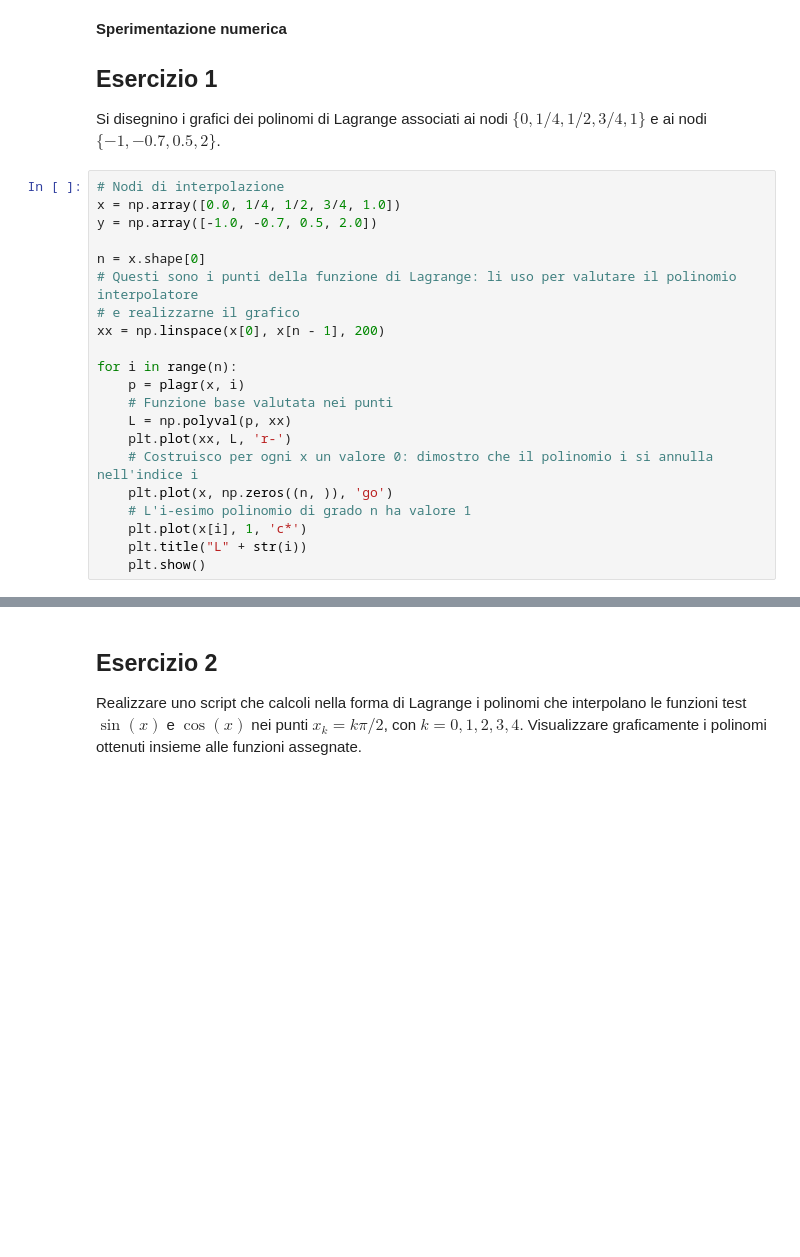
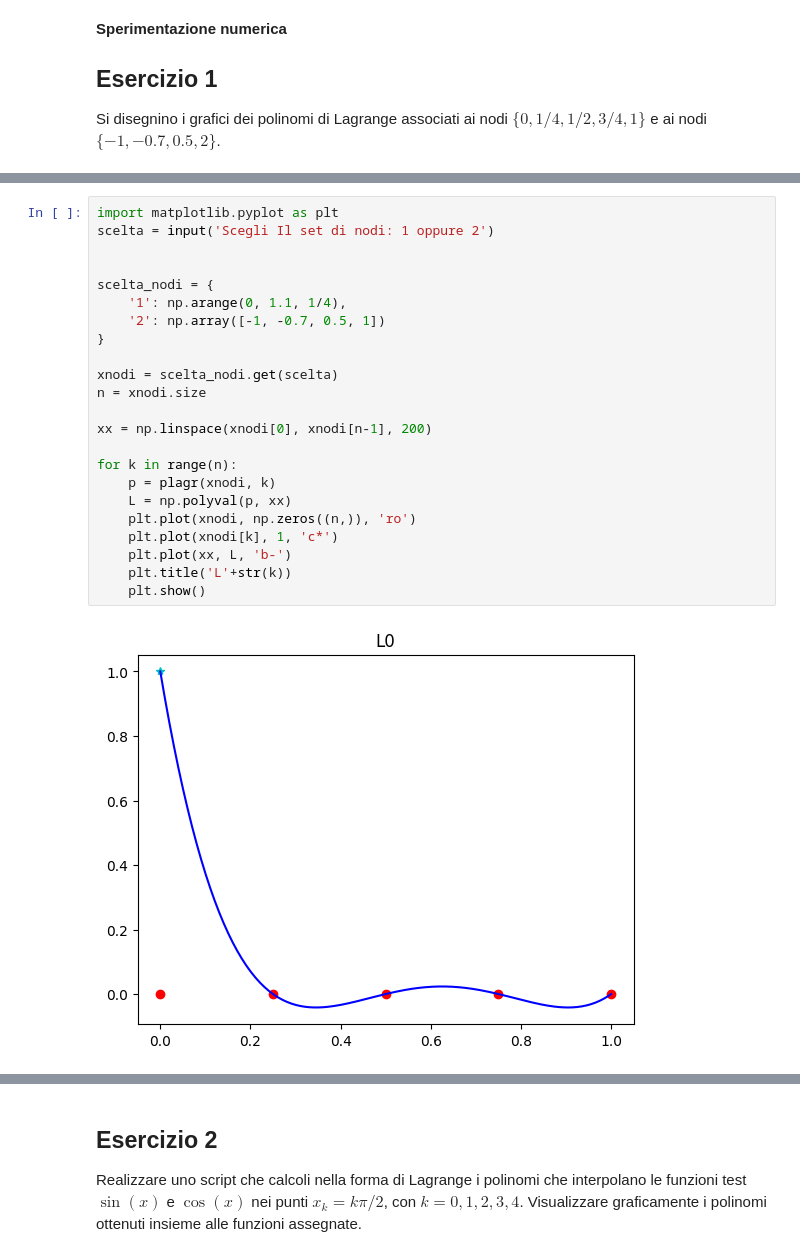
Before and after one commit to AndrewGagliottiUnibo/IoT-Project-network-, a Jupyter notebook: MetodiLab/11/Esercitazione11.ipynb, the cells around one changed output, grey strips where cells are left out. Cells and saved outputs as stored; diff of their text form; blank space fills up the shorter version.

```diff
--- a/MetodiLab/11/Esercitazione11.ipynb
+++ b/MetodiLab/11/Esercitazione11.ipynb
@@ -80,24 +76,3 @@ def interpL(x, y, xx):
 ## Esercizio 1
 
 Si disegnino i grafici dei polinomi di Lagrange associati ai nodi $\{0, 1/4, 1/2, 3/4, 1\}$ e ai nodi $\{-1, -0.7, 0.5, 2\}$.
-# %%
-# Nodi di interpolazione
-x = np.array([0.0, 1/4, 1/2, 3/4, 1.0])
-y = np.array([-1.0, -0.7, 0.5, 2.0])
-
-n = x.shape[0]
-# Questi sono i punti della funzione di Lagrange: li uso per valutare il polinomio interpolatore
-# e realizzarne il grafico
-xx = np.linspace(x[0], x[n - 1], 200)
-
-for i in range(n):
-    p = plagr(x, i)
-    # Funzione base valutata nei punti
-    L = np.polyval(p, xx)
-    plt.plot(xx, L, 'r-')
-    # Costruisco per ogni x un valore 0: dimostro che il polinomio i si annulla nell'indice i
-    plt.plot(x, np.zeros((n, )), 'go')
-    # L'i-esimo polinomio di grado n ha valore 1
-    plt.plot(x[i], 1, 'c*')
-    plt.title("L" + str(i))
-    plt.show()
@@ -109,0 +79,25 @@ for i in range(n):
+# %%
+import matplotlib.pyplot as plt
+scelta = input('Scegli Il set di nodi: 1 oppure 2')
+
+
+scelta_nodi = {
+    '1': np.arange(0, 1.1, 1/4),
+    '2': np.array([-1, -0.7, 0.5, 1])
+}
+
+xnodi = scelta_nodi.get(scelta)
+n = xnodi.size
+
+xx = np.linspace(xnodi[0], xnodi[n-1], 200)
+
+for k in range(n):
+    p = plagr(xnodi, k)
+    L = np.polyval(p, xx)
+    plt.plot(xnodi, np.zeros((n,)), 'ro')
+    plt.plot(xnodi[k], 1, 'c*')
+    plt.plot(xx, L, 'b-')
+    plt.title('L'+str(k))
+    plt.show()
+# %% [output]
+[figure, added]
```
Also changed, not shown: parts of 17 cells of this notebook.
